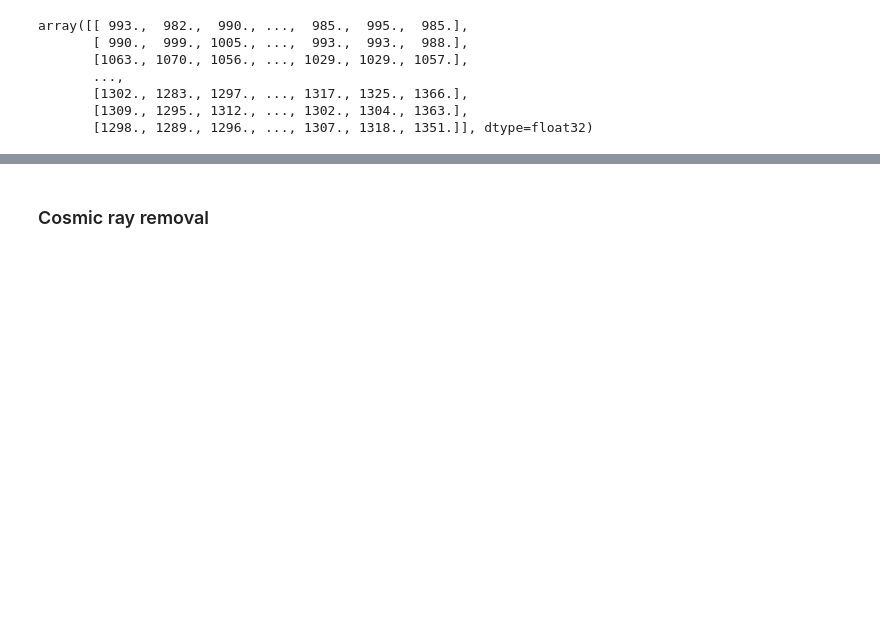
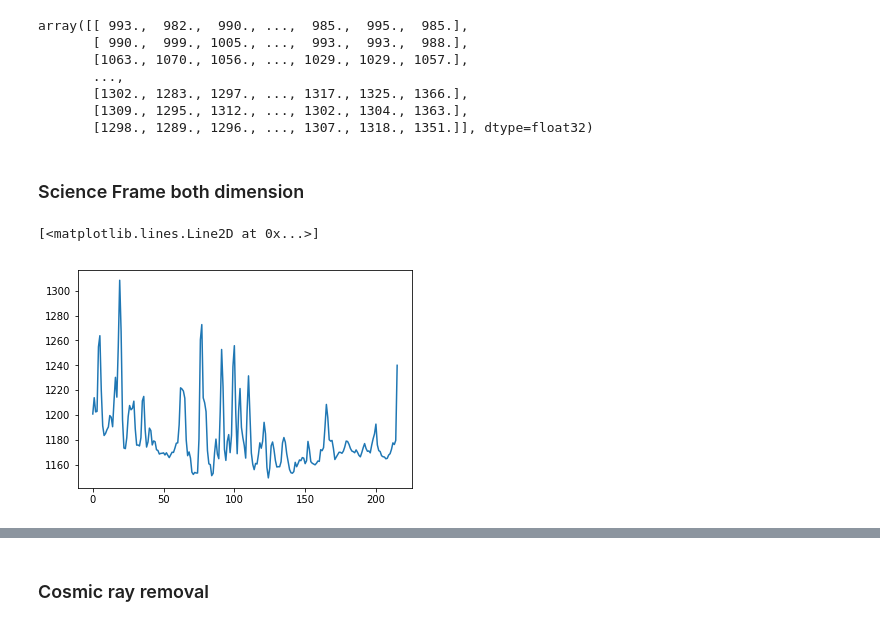
Before and after one commit to rqguan/Class-Code, a Jupyter notebook: SpecCali-excercise.ipynb, the cells around one changed output, grey strips where cells are left out. Drawn from its saved outputs; the diff is of its cells as text; code cells hidden in the pictures; blank space fills up the shorter version.

```diff
--- a/SpecCali-excercise.ipynb
+++ b/SpecCali-excercise.ipynb
@@ -133,3 +141,14 @@ array([[ 993.,  982.,  990., ...,  985.,  995.,  985.],
        [1302., 1283., 1297., ..., 1317., 1325., 1366.],
        [1309., 1295., 1312., ..., 1302., 1304., 1363.],
        [1298., 1289., 1296., ..., 1307., 1318., 1351.]], dtype=float32)
+# %% [markdown]
+### Science Frame both dimension
+# %%
+sci_2D = sci[0].data
+sci_1D = np.mean(sci_2D,axis=0)
+
+# Wavelength wide
+plt.plot(sci_1D)
+# %% [output]
+[<matplotlib.lines.Line2D at 0x...>]
+[figure, added]
```
Also changed, not shown: parts of 6 cells of this notebook.
